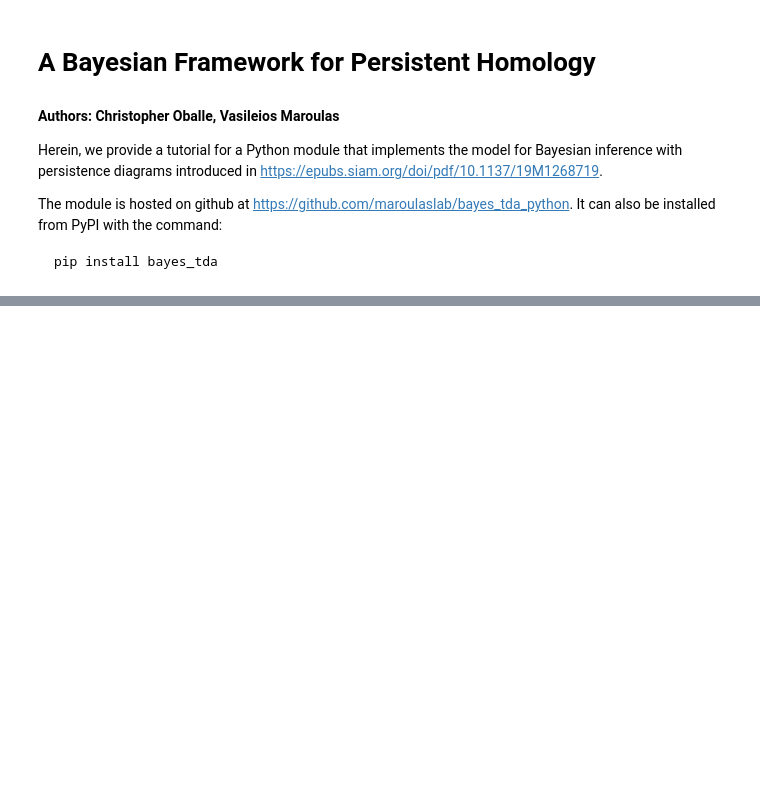
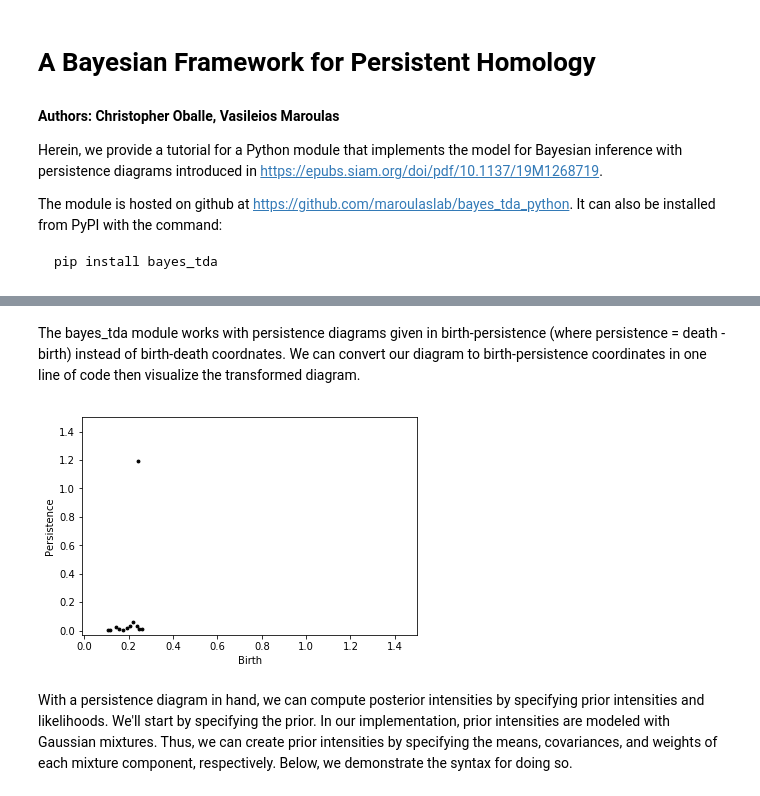
Before and after one commit to coballejr/misc, a Jupyter notebook: Tuto-GUDHI-bayes-tda.ipynb, the cells around one changed output, grey strips where cells are left out. Drawn from its saved outputs; the diff is of its cells as text; code cells hidden in the pictures; blank space fills up the shorter version.

```diff
--- a/Tuto-GUDHI-bayes-tda.ipynb
+++ b/Tuto-GUDHI-bayes-tda.ipynb
@@ -106,0 +69,17 @@ plt.close(post_plot)
+# %% [markdown]
+The bayes_tda module works with persistence diagrams given in birth-persistence (where persistence = death - birth) instead of birth-death coordnates. We can convert our diagram to birth-persistence coordinates in one line of code then visualize the transformed diagram.
+# %%
+pd_t = np.array([[b,d-b] for b,d in pd])
+
+plt.figure()
+plt.scatter(pd_t[:,0],pd_t[:,1], s = 8 ,color = 'black')
+plt.xlim([-0.01,1.5])
+plt.ylim([-0.03,1.5])
+plt.xlabel('Birth')
+plt.ylabel('Persistence')
+plt.show()
+plt.close()
+# %% [output]
+[figure, added]
+# %% [markdown]
+With a persistence diagram in hand, we can compute posterior intensities by specifying prior intensities and likelihoods. We'll start by specifying the prior. In our implementation, prior intensities are modeled with Gaussian mixtures. Thus, we can create prior intensities by specifying the means, covariances, and weights of each mixture component, respectively. Below, we demonstrate the syntax for doing so.
```
Also changed, not shown: parts of 39 cells of this notebook.
